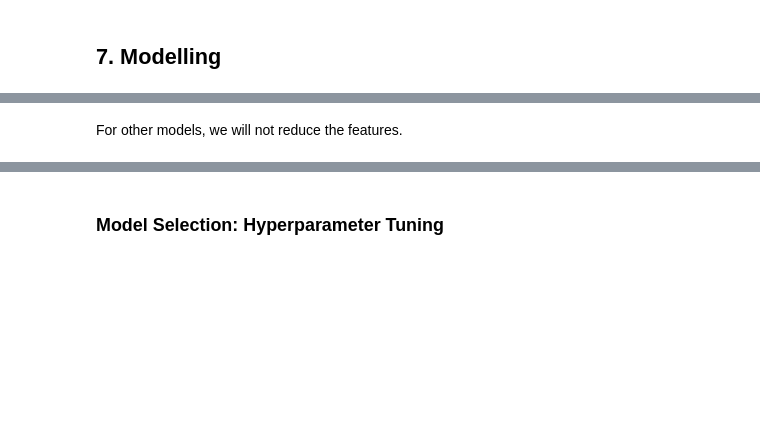
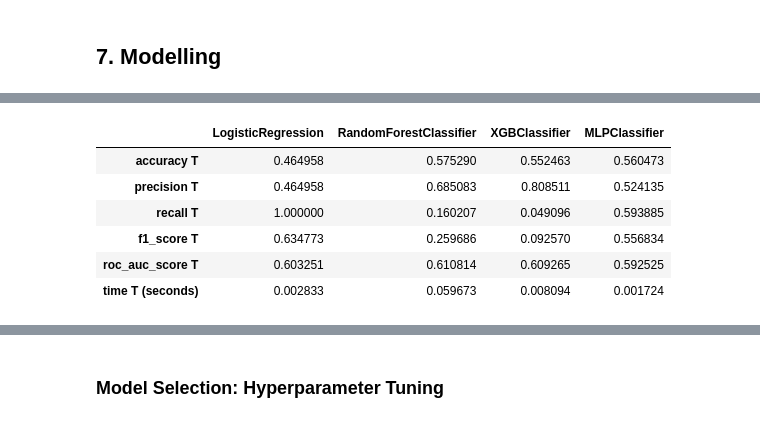
Before and after one commit to mfathul21/hospital-patient-readmissions, a Jupyter notebook: notebook.ipynb, the cells around one changed output, grey strips where cells are left out. Drawn from its saved outputs; the diff is of its cells as text; code cells hidden in the pictures; blank space fills up the shorter version.

```diff
--- a/notebook.ipynb
+++ b/notebook.ipynb
@@ -591,9 +619,10 @@ target = 'readmitted'
 # %% [markdown]
 **Train Test Split Data**
+# %%
+df_clean = df.copy()
 # %%
-from sklearn.model_selection import train_test_split
-X = df[features]
-y = df[target]
+X = df_clean[features]
+y = df_clean[target]
 
 X_train, X_test, y_train, y_test = train_test_split(X, y, test_size = 0.2, random_state = 42)
 # %%
@@ -802,2 +789,0 @@ We will take features with an importance value greater than 0.015 for the Gradie
-# %% [markdown]
-For other models, we will not reduce the features.
@@ -821,0 +795,11 @@ X_test_tf_top = scaler.transform(X_test_top)
+# %%
+result_test = pd.concat([test_lr, test_rf, test_xgb, test_mlp], axis=1)
+result_test
+# %% [output]
+|  | LogisticRegression | RandomForestClassifier | XGBClassifier | MLPClassifier |
+| accuracy T | 0.464958 | 0.575290 | 0.552463 | 0.560473 |
+| precision T | 0.464958 | 0.685083 | 0.808511 | 0.524135 |
+| recall T | 1.000000 | 0.160207 | 0.049096 | 0.593885 |
+| f1_score T | 0.634773 | 0.259686 | 0.092570 | 0.556834 |
+| roc_auc_score T | 0.603251 | 0.610814 | 0.609265 | 0.592525 |
+| time T (seconds) | 0.002833 | 0.059673 | 0.008094 | 0.001724 |
```
Also changed, not shown: parts of 68 cells of this notebook.
